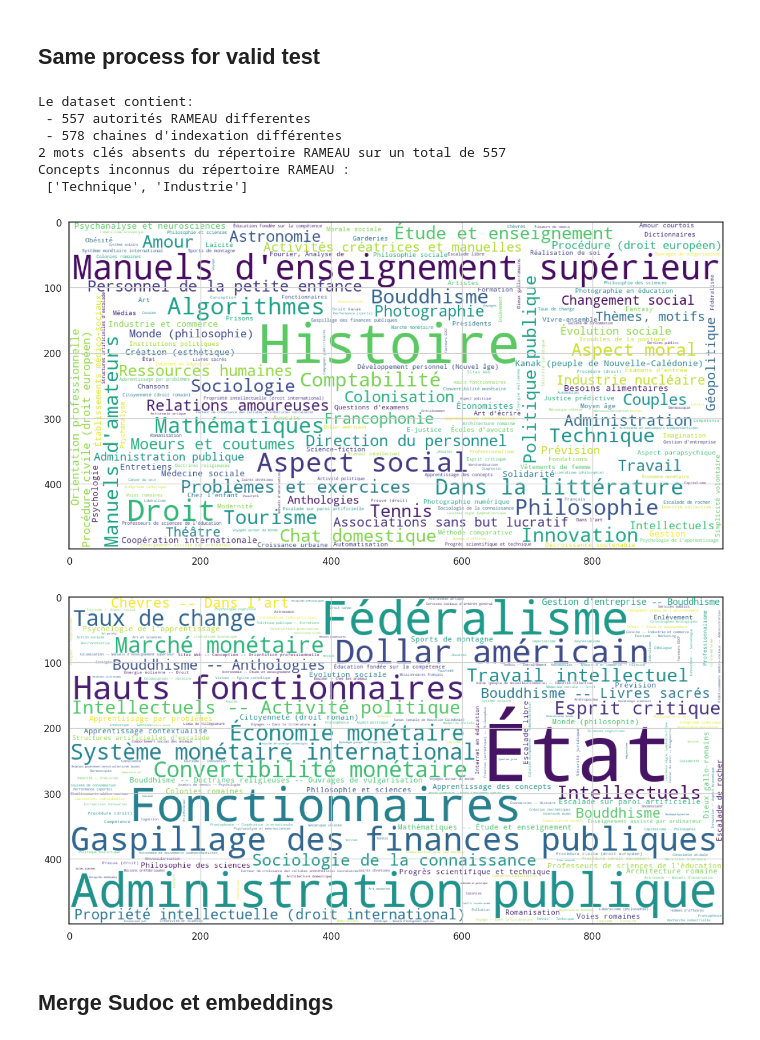
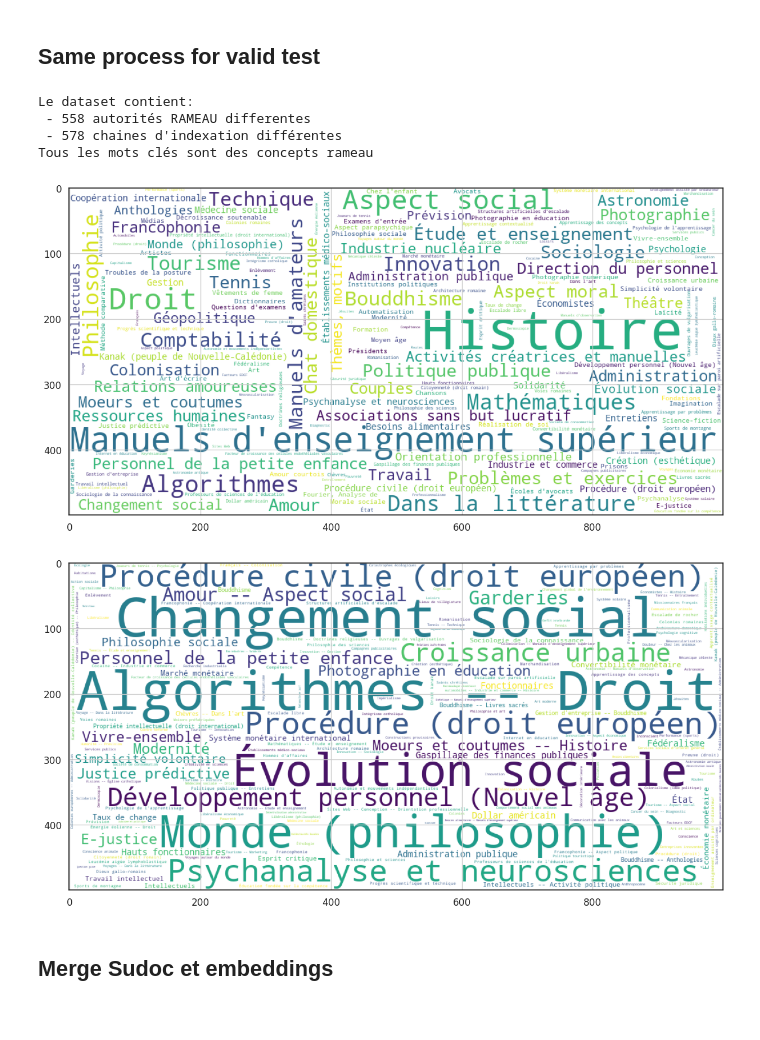
Before and after one commit to abes-esr/labo-indexation-ai, a Jupyter notebook: analyse_embeddings_juin2023.ipynb, the cells around one changed output. Saved outputs shown, nothing was run; the diff lists cells and outputs as text; code cells hidden in the pictures.

Commit message:
correct embeddings and reindexation after update of June 2023

```diff
--- a/analyse_embeddings_juin2023.ipynb
+++ b/analyse_embeddings_juin2023.ipynb
@@ -69,11 +68,11 @@ fig_path = path + "/figs"
 # Import data
 # %%
 # Original dataset
-rameau_file = "rameau_Tf_Td_withURI.csv"
+rameau_file = "rameau_Tf_Td.csv"
 test_dataset = "test_dataset.csv"
 valid100_dataset = "valid100_dataset.csv"
 embedding_test = "test_dataset_resu.csv"
-embedding_100notices = "valid100_dataset_resu.csv"
+embedding_100notices = "valid100_resu.csv"
 # %% [markdown]
 ## Check Files
 # %%
@@ -129,7 +142,9 @@ Dimension of the dataset:  (29244, 10)
 pattern = r';;\s*(?![^()$]*\))| -- |-- | --|--| - '
 emb_test = pd.read_csv(
     os.path.join(data_path_embed, embedding_test))
-
+# Temporaire : remove NaN
+emb_test = emb_test.dropna()
+# Rename columns
 emb_test.rename(columns={"ppn" : "PPN", "label": "embedding_chains"}, inplace=True)
 emb_test["embeddings_autorites"] = emb_test["embedding_chains"].apply(lambda x: re.split(pattern, str(x)))
 emb_test.head(20)
@@ -192,10 +212,11 @@ plot_wordcloud(
 # Verification que toutes les vedettes appartiennent au referenciel RAMEAU
 RAMEAU = ram["NOM"].to_list()
 
-if all([item in RAMEAU for item in keywords]):
+unknown_concepts = []
+check = [item in RAMEAU for item in keywords]
+if all(check):
     print("Tous les mots clés sont des concepts rameau")
 else:
-    check = [item in RAMEAU for item in keywords]
     bad_keywords = []
     for i in range(len(check)):
         if not check[i]:
@@ -208,5 +229,6 @@ else:
 # %%
 # Save list of badly formatted concepts, for check
-with open(os.path.join(data_path, "concepts_a_verifier_embeddingfile_juin2023.txt"), "w") as output:
-    output.write(str(unknown_concepts))
-unknown_concepts
+if unknown_concepts:
+    with open(os.path.join(data_path, "concepts_a_verifier_embeddingfile_juin2023.txt"), "w") as output:
+        output.write(str(unknown_concepts))
+    unknown_concepts
@@ -285,11 +280,12 @@ chains_emb_test.to_csv(os.path.join(data_path_embed, "embeddings_results_test.cs
 # Check import for embeddings
 emb_valid = pd.read_csv(
     os.path.join(data_path_embed, embedding_100notices))
+emb_valid = emb_valid.dropna()
 emb_valid.rename(columns={"ppn" : "PPN", "label": "embedding_chains"}, inplace=True)
 emb_valid["embeddings_autorites"] = emb_valid["embedding_chains"].apply(lambda x: re.split(pattern, str(x)))
 keywords_valid = flatten(emb_valid["embeddings_autorites"])
-chaines_valid = emb_valid["embedding_chains"].unique()
-print(f"Le dataset contient: \n - {len(set(keywords_valid))} autorités RAMEAU differentes \n - {len(chaines_valid)} chaines d'indexation différentes")
+chaines_valid = emb_valid["embedding_chains"]
+print(f"Le dataset contient: \n - {len(set(keywords_valid))} autorités RAMEAU differentes \n - {len(chaines_valid.unique())} chaines d'indexation différentes")
 
 # Get list of labels
 plot_wordcloud(
@@ -303,45 +299,45 @@ plot_wordcloud(
 # Get list of chaines
 plot_wordcloud(
     chaines_valid,
     backgound_color="white",
     figsize=(15, 8),
     width=1000,
     height=500,
     save_file="wordcloud_embeddings_chaines_validation_dataset.png",
 )
 
 # Verification que toutes les vedettes appartiennent au referenciel RAMEAU
-if all([item in RAMEAU for item in keywords_valid]):
+unknown_concepts_valid = []
+check = [item in RAMEAU for item in keywords_valid]
+if all(check):
     print("Tous les mots clés sont des concepts rameau")
 else:
-    check = [item in RAMEAU for item in keywords_valid]
     bad_keywords_valid = []
     for i in range(len(check)):
         if not check[i]:
             bad_keywords_valid.append(keywords[i])
 
     unknown_concepts_valid = list(set(bad_keywords_valid))
     print(f"{len(unknown_concepts_valid)} mots clés absents du répertoire RAMEAU sur un total de {len(set(keywords_valid))}")
 
 # Save list of badly formatted concepts, for check
-with open(os.path.join(data_path, "concepts_a_verifier_embeddingfile_valid100_juin2023.txt"), "w") as output:
-    output.write(str(unknown_concepts_valid))
-print("Concepts inconnus du répertoire RAMEAU :\n", unknown_concepts_valid)
+if unknown_concepts_valid:
+    with open(os.path.join(data_path, "concepts_a_verifier_embeddingfile_valid100_juin2023.txt"), "w") as output:
+        output.write(str(unknown_concepts_valid))
+    print("Concepts inconnus du répertoire RAMEAU :\n", unknown_concepts_valid)
 
 chains_emb_valid = pd.DataFrame(emb_valid.groupby("PPN")["embedding_chains"].apply(lambda x: ','.join(x).split(","))).reset_index()
 chains_emb_valid["embeddings_autorites"] = chains_emb_valid["embedding_chains"].apply(lambda x: flatten([y.split(' -- ') for y in x]))
 
 # save to csv
-chains_emb_valid.to_csv(os.path.join(data_path_embed, "embeddings_results_valid100.csv"))
+chains_emb_valid.to_csv(os.path.join(data_path_embed, "valid100_dataset_embeddings_results.csv"))
 # %% [output]
 Le dataset contient:
- - 557 autorités RAMEAU differentes
+ - 558 autorités RAMEAU differentes
  - 578 chaines d'indexation différentes
-2 mots clés absents du répertoire RAMEAU sur un total de 557
-Concepts inconnus du répertoire RAMEAU :
- ['Technique', 'Industrie']
+Tous les mots clés sont des concepts rameau
-[figure, old version]
+[figure, new version]
-[figure, old version]
+[figure, new version]
 # %% [markdown]
 ## Merge Sudoc et embeddings
 # %%
```
Also changed, not shown: parts of 42 cells of this notebook.
